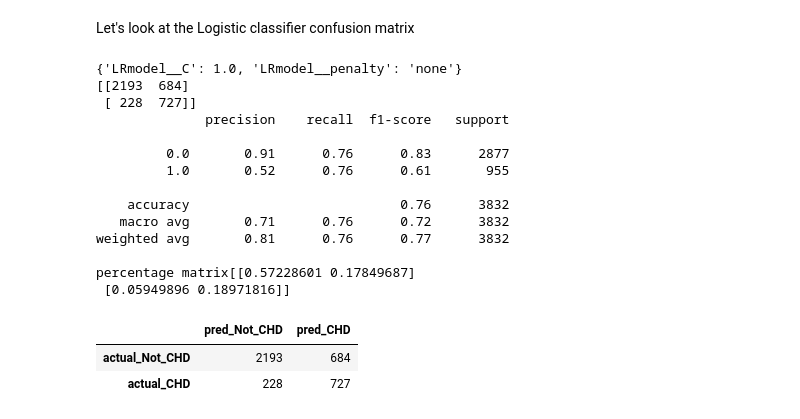
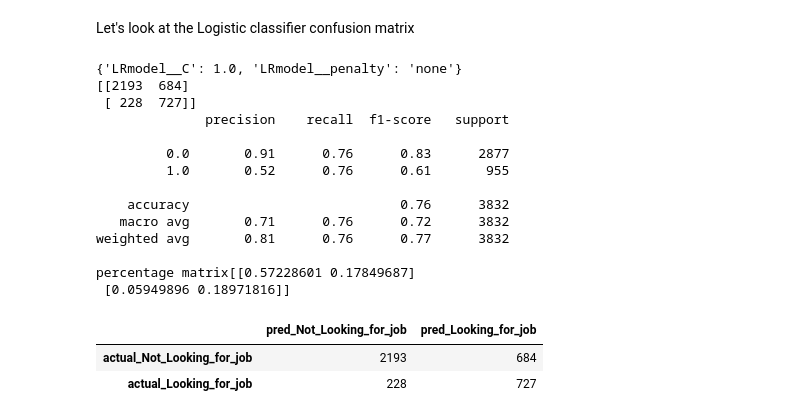
Before and after one commit to mattyjue/HR-Analytics, a Jupyter notebook: HR analytics.ipynb, the cells around one changed output. Cells and saved outputs as stored; diff of their text form; code cells hidden in the pictures.

```diff
--- a/HR analytics.ipynb
+++ b/HR analytics.ipynb
@@ -487,35 +497,35 @@ Let's look at the Logistic classifier confusion matrix
 # %%
 print(pipeline_lg_cv.best_params_)
 
 y_pred = pipeline_lg_cv.predict(X_test)
 
 print(confusion_matrix(y_test, y_pred))
 print(classification_report(y_test, y_pred))
 
 confusion_mat = confusion_matrix(y_test, y_pred)
 confusion_df = pd.DataFrame(
     confusion_mat,
-    index=["actual_Not_CHD", "actual_CHD"],
-    columns=["pred_Not_CHD", "pred_CHD"],
+    index=["actual_Not_Looking_for_job", "actual_Looking_for_job"],
+    columns=["pred_Not_Looking_for_job", "pred_Looking_for_job"],
 )
 
 print(f'percentage matrix{confusion_mat/(len(y_pred))}')
 display(confusion_df)
 # %% [output]
 {'LRmodel__C': 1.0, 'LRmodel__penalty': 'none'}
 [[2193  684]
  [ 228  727]]
               precision    recall  f1-score   support
 
          0.0       0.91      0.76      0.83      2877
          1.0       0.52      0.76      0.61       955
 
     accuracy                           0.76      3832
    macro avg       0.71      0.76      0.72      3832
 weighted avg       0.81      0.76      0.77      3832
 
 percentage matrix[[0.57228601 0.17849687]
  [0.05949896 0.18971816]]
-|  | pred_Not_CHD | pred_CHD |
-| actual_Not_CHD | 2193 | 684 |
-| actual_CHD | 228 | 727 |
+|  | pred_Not_Looking_for_job | pred_Looking_for_job |
+| actual_Not_Looking_for_job | 2193 | 684 |
+| actual_Looking_for_job | 228 | 727 |
```
Also changed, not shown: parts of 12 cells of this notebook.
